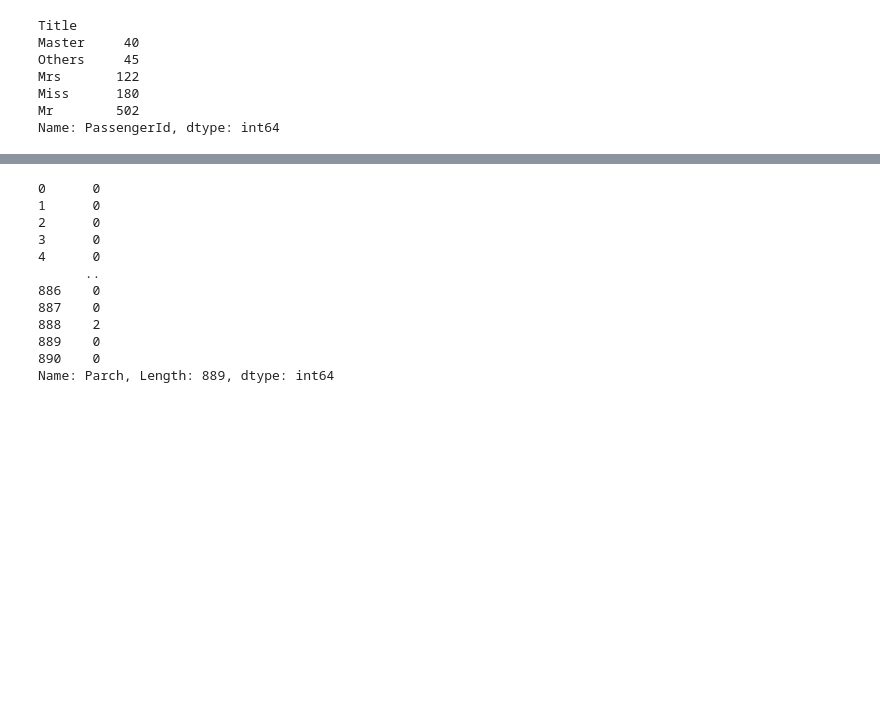
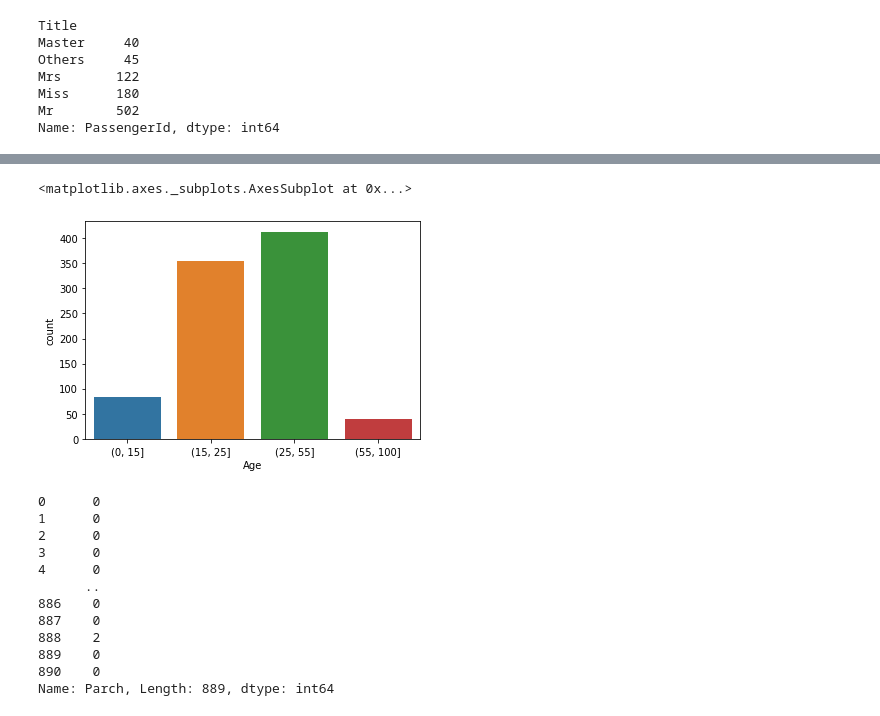
Before and after one commit to highsunday/Kaggle-, a Jupyter notebook: Titanic/titanic predict3.ipynb, the cells around one changed output, grey strips where cells are left out. Drawn from its saved outputs; the diff is of its cells as text; code cells hidden in the pictures; blank space fills up the shorter version.

```diff
--- a/Titanic/titanic predict3.ipynb
+++ b/Titanic/titanic predict3.ipynb
@@ -128,3 +128,8 @@ sns.catplot(x='Age',y='Survived',hue='Sex',kind='bar',data=Data_train)
+# %%
+sns.countplot(x='Age',data=Data_train)
+# %% [output]
+<matplotlib.axes._subplots.AxesSubplot at 0x...>
+[figure, added]
 # %%
 Data_train['Parch']
 # %% [output]
```
Also changed, not shown: parts of 21 cells of this notebook, 1 other file.
